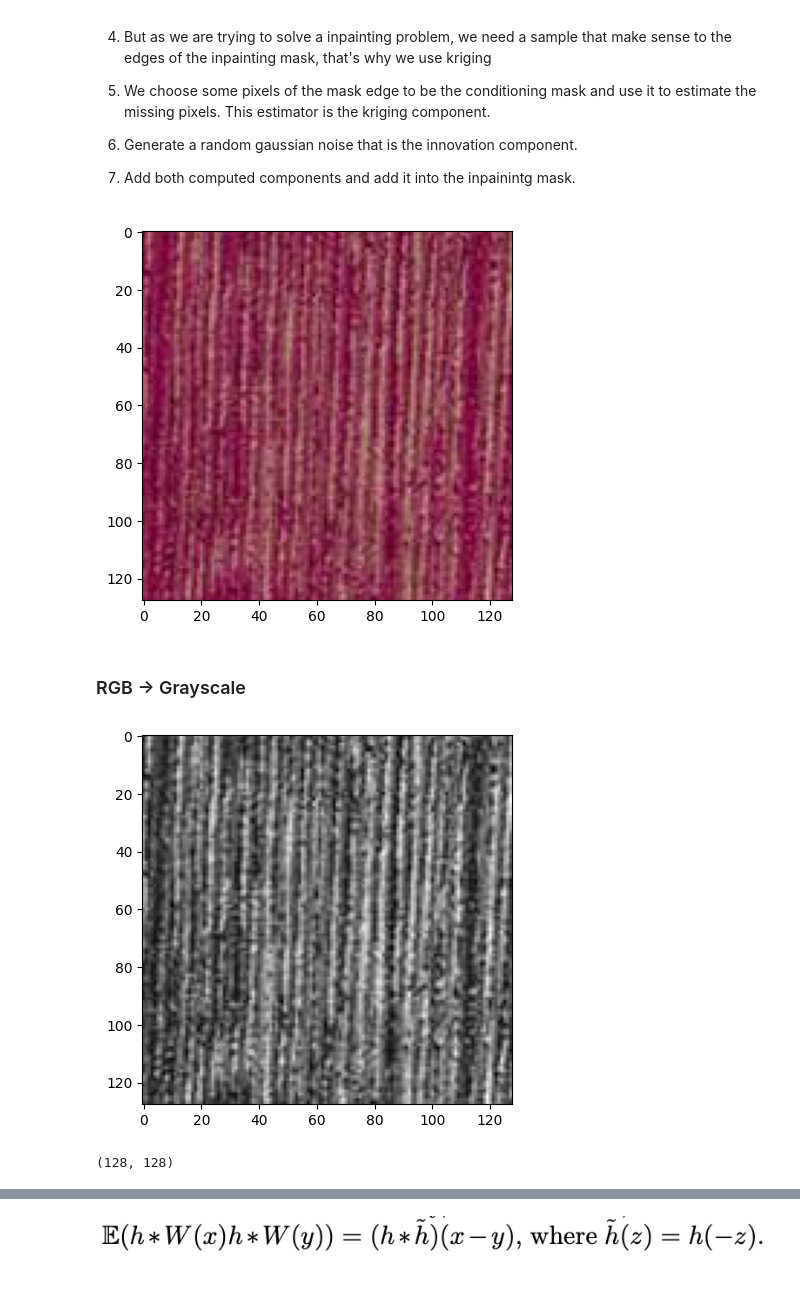
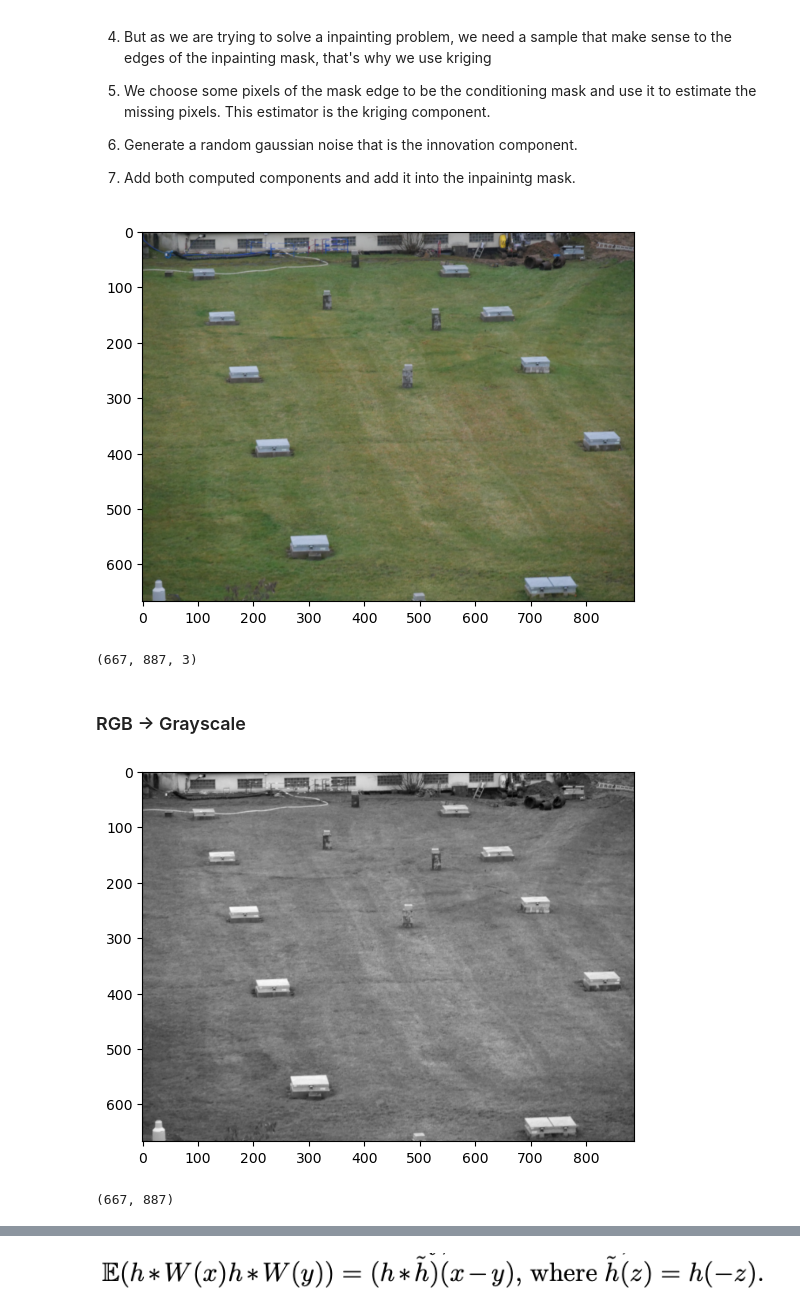
Before and after one commit to guilhermeRaibolt/gaussian-impainting, a Jupyter notebook: gaussian_sampling.ipynb, the cells around one changed output, grey strips where cells are left out. Saved outputs shown, nothing was run; the diff lists cells and outputs as text; code cells hidden in the pictures; blank space fills up the shorter version.

```diff
--- a/gaussian_sampling.ipynb
+++ b/gaussian_sampling.ipynb
@@ -26,18 +26,26 @@ Authors: Caio Hosken, Guilherme Railbolt
 # %%
 import numpy as np
 import matplotlib.pyplot as plt
 import cv2
 
-image = cv2.imread('data/discharge_print_128x128.png')
+image = cv2.imread('data/grass_complete.png')
+
+# image = cv2.imread('data/grass.jpg')
+
+# image = cv2.imread('data/blue_fabric_128x128.png')
 
 # cv2 opens in BGR format for some reason
 image_rgb = cv2.cvtColor(image, cv2.COLOR_BGR2RGB)
 
 
 plt.imshow(image_rgb)
 plt.show()
 # %% [output]
-[figure, old version]
+[figure, new version]
+# %%
+image.shape
+# %% [output]
+(667, 887, 3)
 # %% [markdown]
 ### RGB -> Grayscale
 # %%
@@ -47,8 +55,8 @@ height, weight = image_gray.shape
 plt.imshow(image_gray,cmap="gray")
 plt.show()
 # %% [output]
-[figure, old version]
+[figure, new version]
 # %%
 height, weight
 # %% [output]
-(128, 128)
+(667, 887)
```
Also changed, not shown: parts of 41 cells of this notebook.
